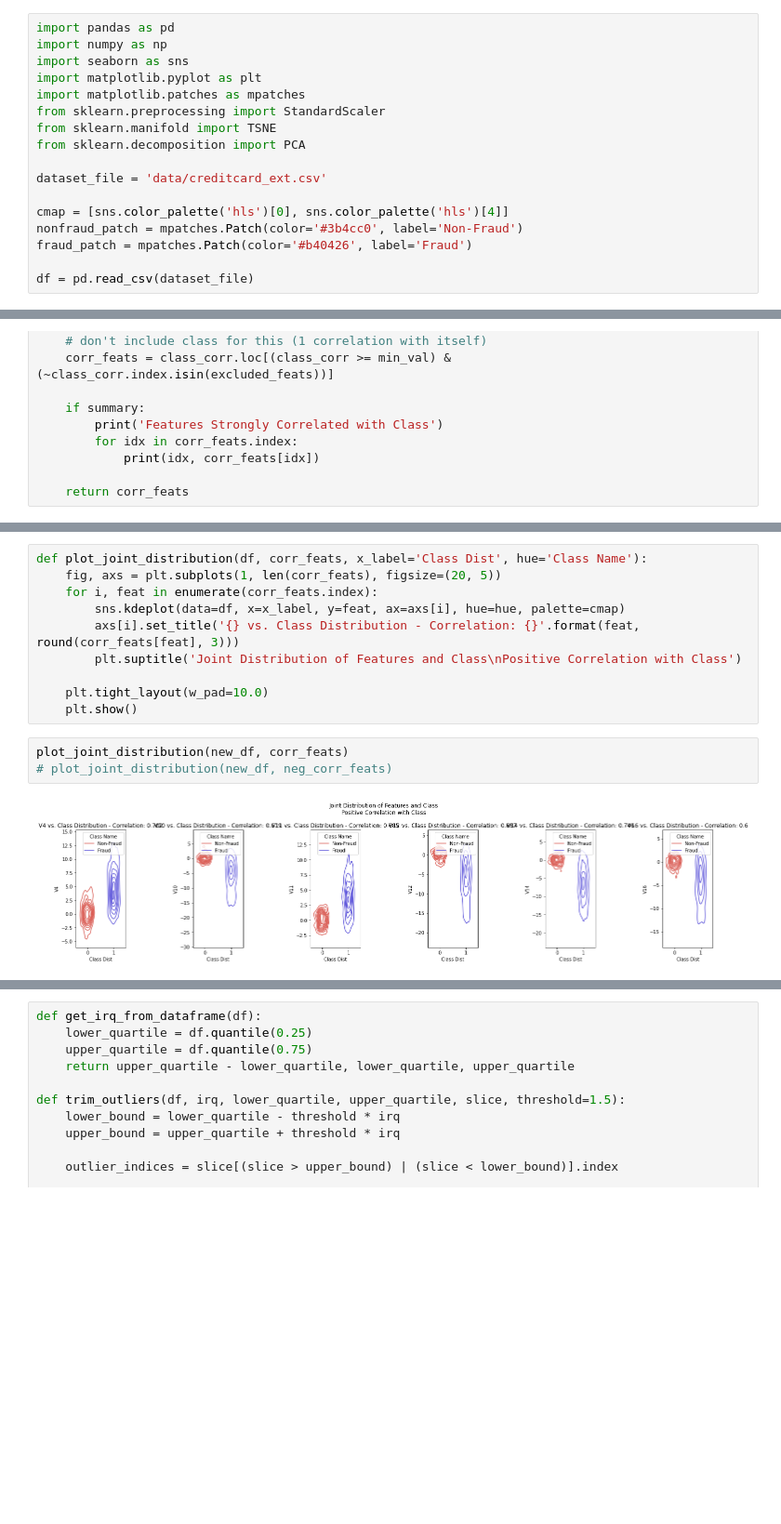
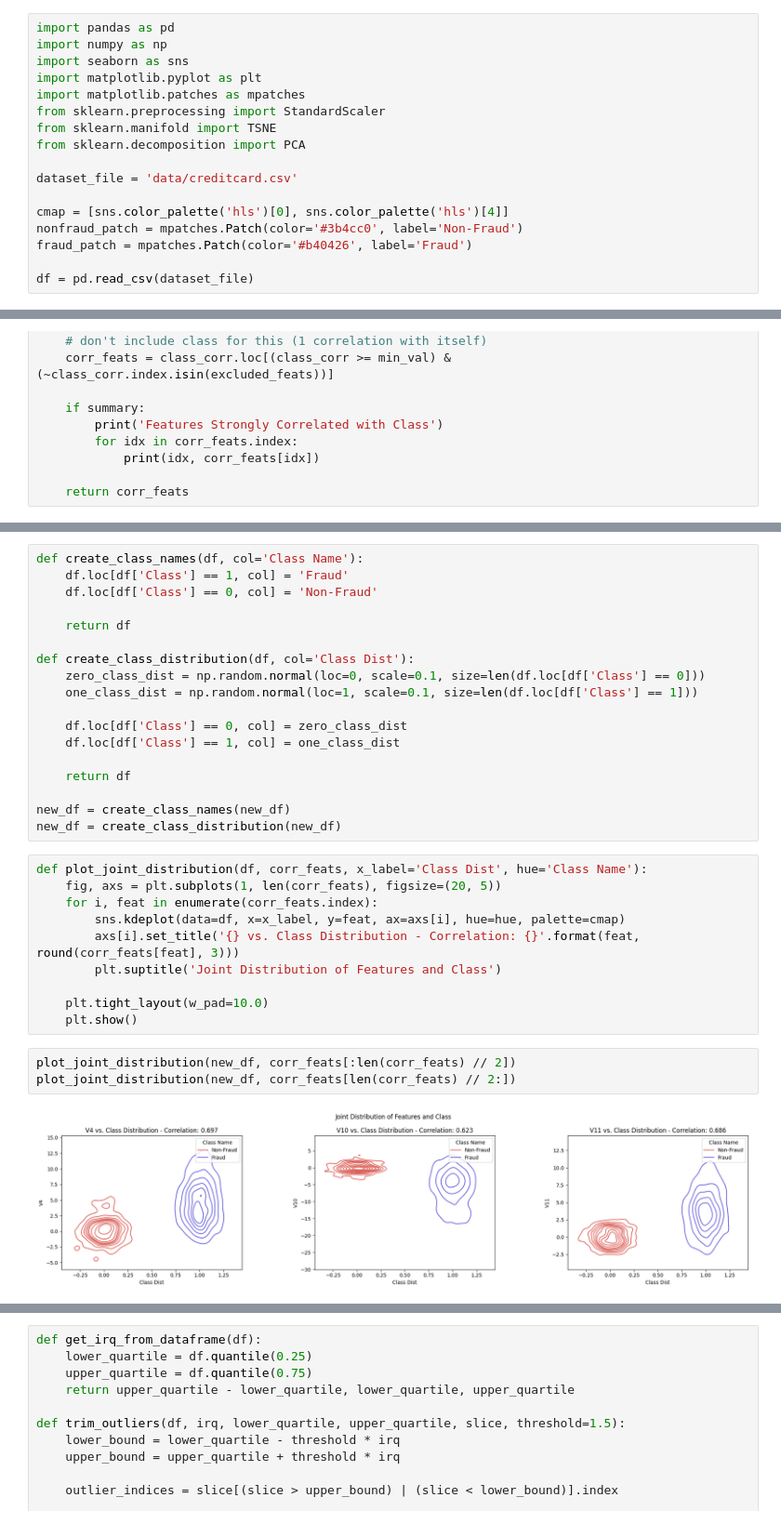
Before and after one commit to chris-caballero/Fraud-Transaction-Detection, a Jupyter notebook: fraud-detection.ipynb, the cells around one changed output, grey strips where cells are left out. Shown at 93% size. Cells and saved outputs as stored; diff of their text form; blank space fills up the shorter version.

Commit message:
Update fraud-detection.ipynb
Fixed issues (don't add dist and name to df).
- Continue to organize the code. Add markdown to the remaining sections so far.

```diff
--- a/fraud-detection.ipynb
+++ b/fraud-detection.ipynb
@@ -18,7 +18,7 @@ from sklearn.preprocessing import StandardScaler
 from sklearn.manifold import TSNE
 from sklearn.decomposition import PCA
 
-dataset_file = 'data/creditcard_ext.csv'
+dataset_file = 'data/creditcard.csv'
 
 cmap = [sns.color_palette('hls')[0], sns.color_palette('hls')[4]]
 nonfraud_patch = mpatches.Patch(color='#3b4cc0', label='Non-Fraud')
@@ -263,15 +262,33 @@ V16 0.6003442048354374
+# %%
+def create_class_names(df, col='Class Name'):
+    df.loc[df['Class'] == 1, col] = 'Fraud'
+    df.loc[df['Class'] == 0, col] = 'Non-Fraud'
+
+    return df
+
+def create_class_distribution(df, col='Class Dist'):
+    zero_class_dist = np.random.normal(loc=0, scale=0.1, size=len(df.loc[df['Class'] == 0]))
+    one_class_dist = np.random.normal(loc=1, scale=0.1, size=len(df.loc[df['Class'] == 1]))
+
+    df.loc[df['Class'] == 0, col] = zero_class_dist
+    df.loc[df['Class'] == 1, col] = one_class_dist
+
+    return df
+
+new_df = create_class_names(new_df)
+new_df = create_class_distribution(new_df)
 # %%
 def plot_joint_distribution(df, corr_feats, x_label='Class Dist', hue='Class Name'):
     fig, axs = plt.subplots(1, len(corr_feats), figsize=(20, 5))
     for i, feat in enumerate(corr_feats.index):
         sns.kdeplot(data=df, x=x_label, y=feat, ax=axs[i], hue=hue, palette=cmap)
         axs[i].set_title('{} vs. Class Distribution - Correlation: {}'.format(feat, round(corr_feats[feat], 3)))
-        plt.suptitle('Joint Distribution of Features and Class\nPositive Correlation with Class')
+        plt.suptitle('Joint Distribution of Features and Class')
 
     plt.tight_layout(w_pad=10.0)
     plt.show()
 # %%
-plot_joint_distribution(new_df, corr_feats)
-# plot_joint_distribution(new_df, neg_corr_feats)
+plot_joint_distribution(new_df, corr_feats[:len(corr_feats) // 2])
+plot_joint_distribution(new_df, corr_feats[len(corr_feats) // 2:])
 # %% [output]
-[figure, old version]
+[figure, new version]
```
Also changed, not shown: parts of 22 cells of this notebook.
